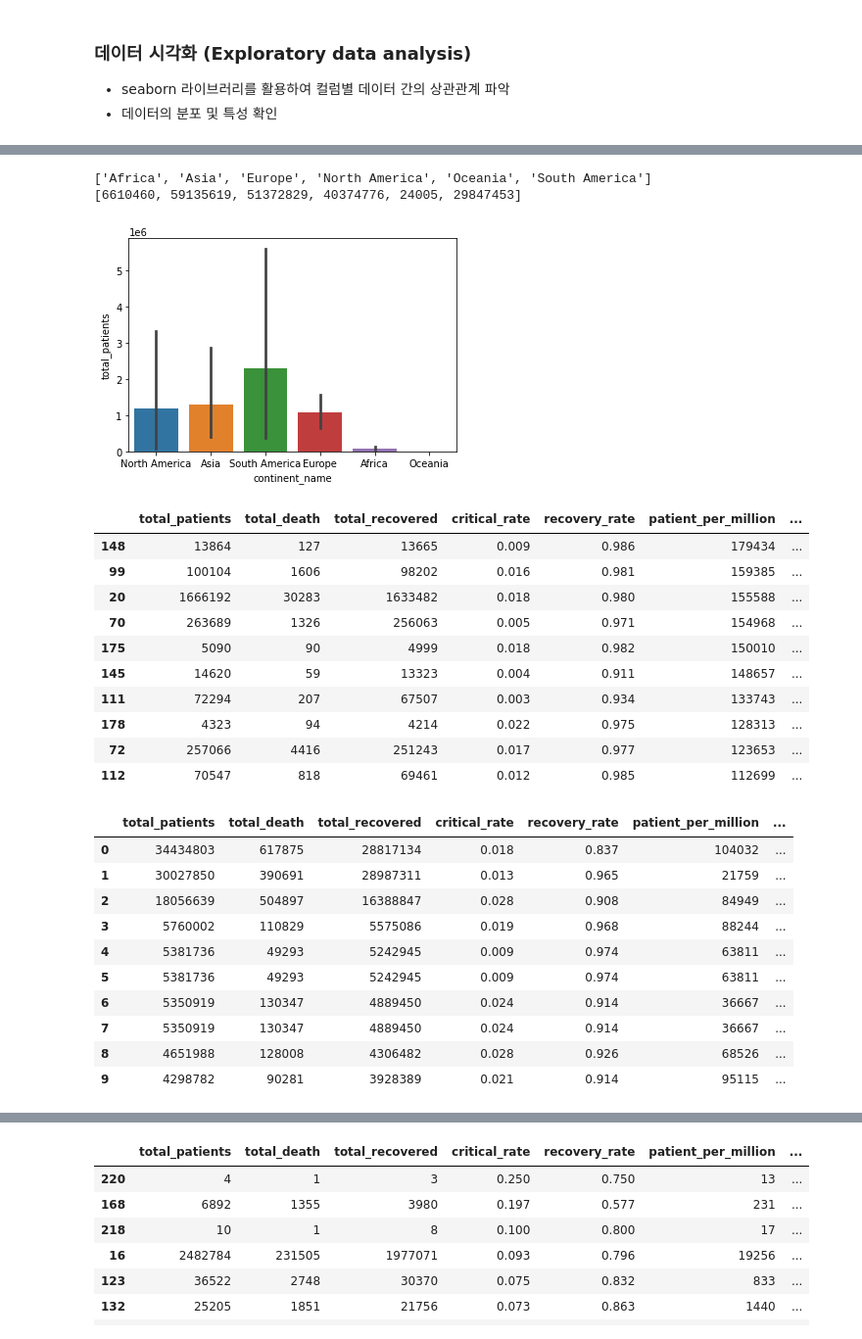
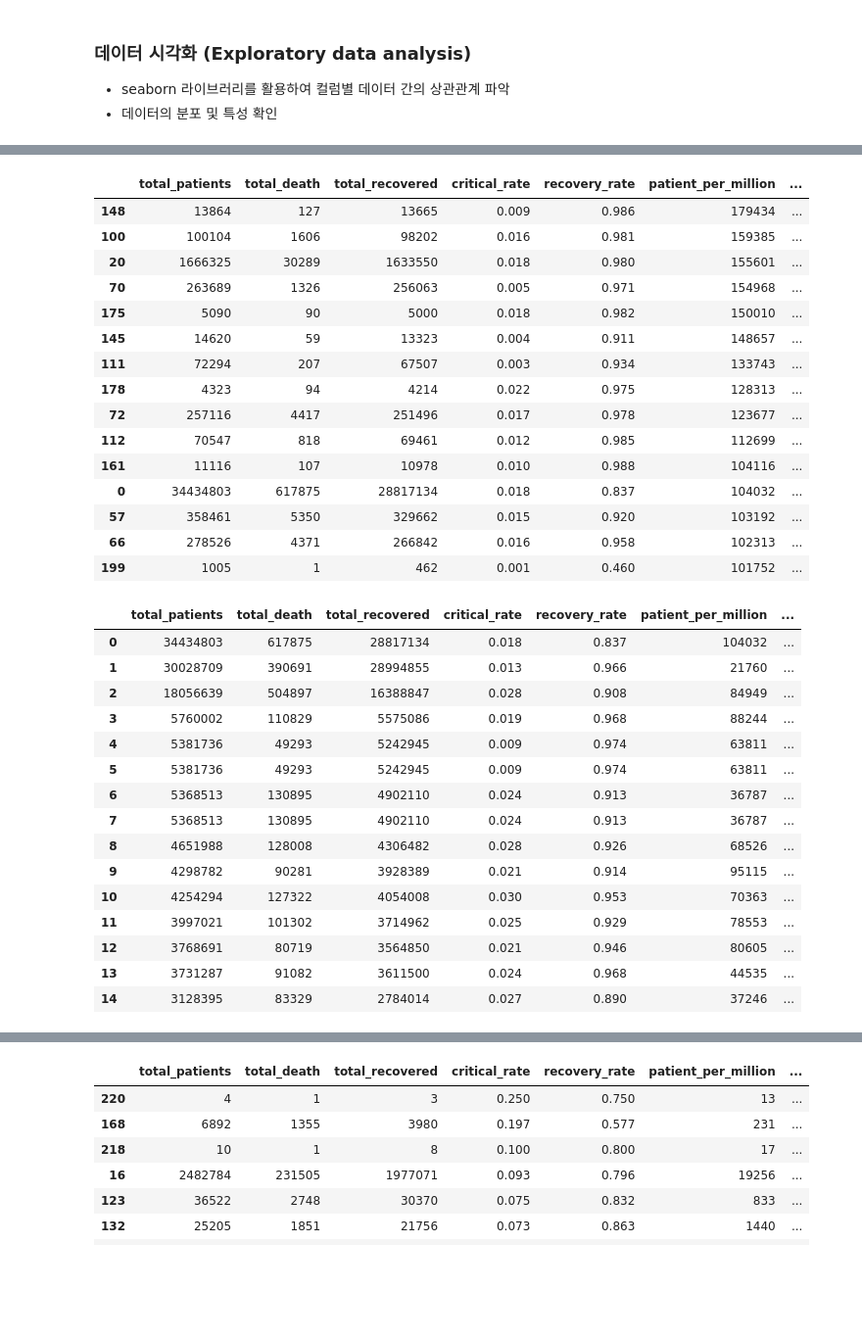
Before and after one commit to hyunjun33/LikeLion_Web, a Jupyter notebook: covid_website_analysis/covid_website_data_exploratory_analysis.ipynb, the cells around one changed output, grey strips where cells are left out. Shown: that part at 98% size. Cells and saved outputs as stored; diff of their text form; code cells hidden in the pictures; blank space fills up the shorter version.

Commit message:
EDA for covid website data

```diff
--- a/covid_website_analysis/covid_website_data_exploratory_analysis.ipynb
+++ b/covid_website_analysis/covid_website_data_exploratory_analysis.ipynb
@@ -55,51 +39,45 @@ plt.show()
-# %%
-# 대륙별 확진자 수 비교 그래프 (절대 환자 수)
-
-continent_group = final_df.groupby('continent_name')['total_patients'].sum()
-continent_category = continent_group.index.tolist()
-continent_data = continent_group.tolist()
-
-print(continent_category)
-print(continent_data)
-
-sns.barplot(x="continent_name", y="total_patients", data=final_df)
-plt.show()
-# %% [output]
-['Africa', 'Asia', 'Europe', 'North America', 'Oceania', 'South America']
-[6610460, 59135619, 51372829, 40374776, 24005, 29847453]
-[figure, old version]
 # %%
 # 인구수 100만명당 환자수 기준으로 상위 10개 국가
 
-final_df.sort_values(by="patient_per_million", ascending=False)[:10]
+final_df.sort_values(by="patient_per_million", ascending=False)[:15]
 # %% [output]
 |  | total_patients | total_death | total_recovered | critical_rate | recovery_rate | patient_per_million | ... |
 | 148 | 13864 | 127 | 13665 | 0.009 | 0.986 | 179434 | ... |
-| 99 | 100104 | 1606 | 98202 | 0.016 | 0.981 | 159385 | ... |
-| 20 | 1666192 | 30283 | 1633482 | 0.018 | 0.980 | 155588 | ... |
+| 100 | 100104 | 1606 | 98202 | 0.016 | 0.981 | 159385 | ... |
+| 20 | 1666325 | 30289 | 1633550 | 0.018 | 0.980 | 155601 | ... |
 | 70 | 263689 | 1326 | 256063 | 0.005 | 0.971 | 154968 | ... |
-| 175 | 5090 | 90 | 4999 | 0.018 | 0.982 | 150010 | ... |
+| 175 | 5090 | 90 | 5000 | 0.018 | 0.982 | 150010 | ... |
 | 145 | 14620 | 59 | 13323 | 0.004 | 0.911 | 148657 | ... |
 | 111 | 72294 | 207 | 67507 | 0.003 | 0.934 | 133743 | ... |
 | 178 | 4323 | 94 | 4214 | 0.022 | 0.975 | 128313 | ... |
-| 72 | 257066 | 4416 | 251243 | 0.017 | 0.977 | 123653 | ... |
+| 72 | 257116 | 4417 | 251496 | 0.017 | 0.978 | 123677 | ... |
 | 112 | 70547 | 818 | 69461 | 0.012 | 0.985 | 112699 | ... |
+| 161 | 11116 | 107 | 10978 | 0.010 | 0.988 | 104116 | ... |
+| 0 | 34434803 | 617875 | 28817134 | 0.018 | 0.837 | 104032 | ... |
+| 57 | 358461 | 5350 | 329662 | 0.015 | 0.920 | 103192 | ... |
+| 66 | 278526 | 4371 | 266842 | 0.016 | 0.958 | 102313 | ... |
+| 199 | 1005 | 1 | 462 | 0.001 | 0.460 | 101752 | ... |
 # %%
 # 절대 환자수 기준으로 상위 10개 국가
 
-final_df.sort_values(by="total_patients", ascending=False)[:10]
+final_df.sort_values(by="total_patients", ascending=False)[:15]
 # %% [output]
 |  | total_patients | total_death | total_recovered | critical_rate | recovery_rate | patient_per_million | ... |
 | 0 | 34434803 | 617875 | 28817134 | 0.018 | 0.837 | 104032 | ... |
-| 1 | 30027850 | 390691 | 28987311 | 0.013 | 0.965 | 21759 | ... |
+| 1 | 30028709 | 390691 | 28994855 | 0.013 | 0.966 | 21760 | ... |
 | 2 | 18056639 | 504897 | 16388847 | 0.028 | 0.908 | 84949 | ... |
 | 3 | 5760002 | 110829 | 5575086 | 0.019 | 0.968 | 88244 | ... |
 | 4 | 5381736 | 49293 | 5242945 | 0.009 | 0.974 | 63811 | ... |
 | 5 | 5381736 | 49293 | 5242945 | 0.009 | 0.974 | 63811 | ... |
-| 6 | 5350919 | 130347 | 4889450 | 0.024 | 0.914 | 36667 | ... |
-| 7 | 5350919 | 130347 | 4889450 | 0.024 | 0.914 | 36667 | ... |
+| 6 | 5368513 | 130895 | 4902110 | 0.024 | 0.913 | 36787 | ... |
+| 7 | 5368513 | 130895 | 4902110 | 0.024 | 0.913 | 36787 | ... |
 | 8 | 4651988 | 128008 | 4306482 | 0.028 | 0.926 | 68526 | ... |
 | 9 | 4298782 | 90281 | 3928389 | 0.021 | 0.914 | 95115 | ... |
+| 10 | 4254294 | 127322 | 4054008 | 0.030 | 0.953 | 70363 | ... |
+| 11 | 3997021 | 101302 | 3714962 | 0.025 | 0.929 | 78553 | ... |
+| 12 | 3768691 | 80719 | 3564850 | 0.021 | 0.946 | 80605 | ... |
+| 13 | 3731287 | 91082 | 3611500 | 0.024 | 0.968 | 44535 | ... |
+| 14 | 3128395 | 83329 | 2784014 | 0.027 | 0.890 | 37246 | ... |
 # %%
 # 회복률 높은 순으로 정렬
 
```
Also changed, not shown: parts of 19 cells of this notebook.
